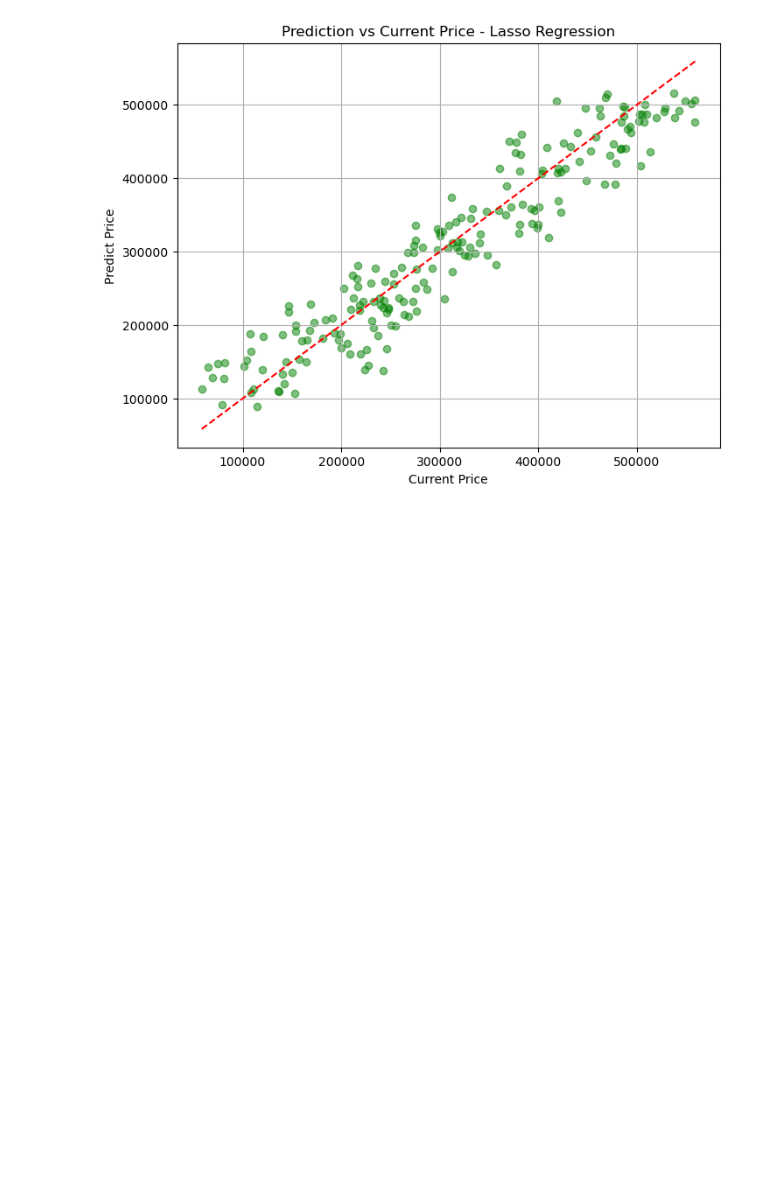
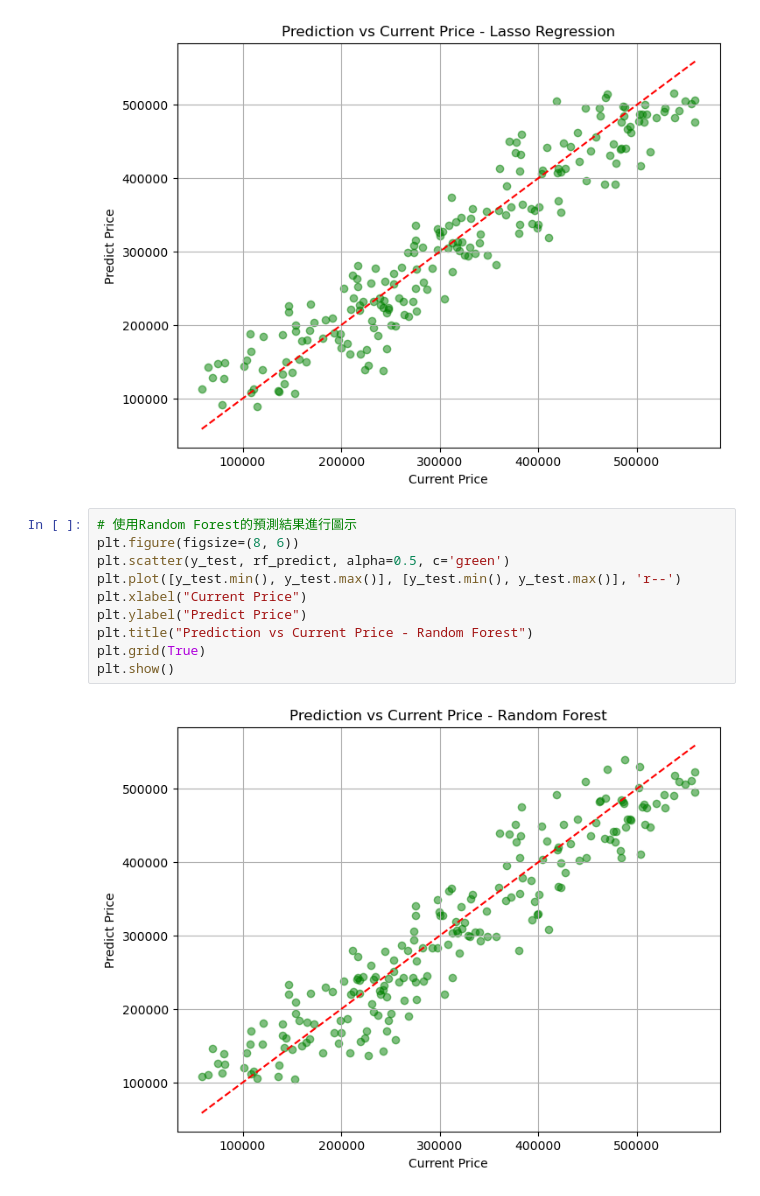
Before and after one commit to chiangmengche/IMLP449, a Jupyter notebook: Project/Final_project.ipynb, the cells around one changed output. Cells and saved outputs as stored; diff of their text form; blank space fills up the shorter version.

```diff
--- a/Project/Final_project.ipynb
+++ b/Project/Final_project.ipynb
@@ -138,6 +171,18 @@ plt.grid(True)
 plt.show()
 # %% [output]
 [figure]
+# %%
+# 使用Random Forest的預測結果進行圖示
+plt.figure(figsize=(8, 6))
+plt.scatter(y_test, rf_predict, alpha=0.5, c='green')
+plt.plot([y_test.min(), y_test.max()], [y_test.min(), y_test.max()], 'r--')
+plt.xlabel("Current Price")
+plt.ylabel("Predict Price")
+plt.title("Prediction vs Current Price - Random Forest")
+plt.grid(True)
+plt.show()
+# %% [output]
+[figure, added]
 # %%
 # 顯示係數-只支援Linear與Lasso
 features = ['years', 'km', 'rating', 'condition', 'economy', 'top speed', 'hp', 'torque']
```
Also changed, not shown: parts of 9 cells of this notebook, 1 other file.
